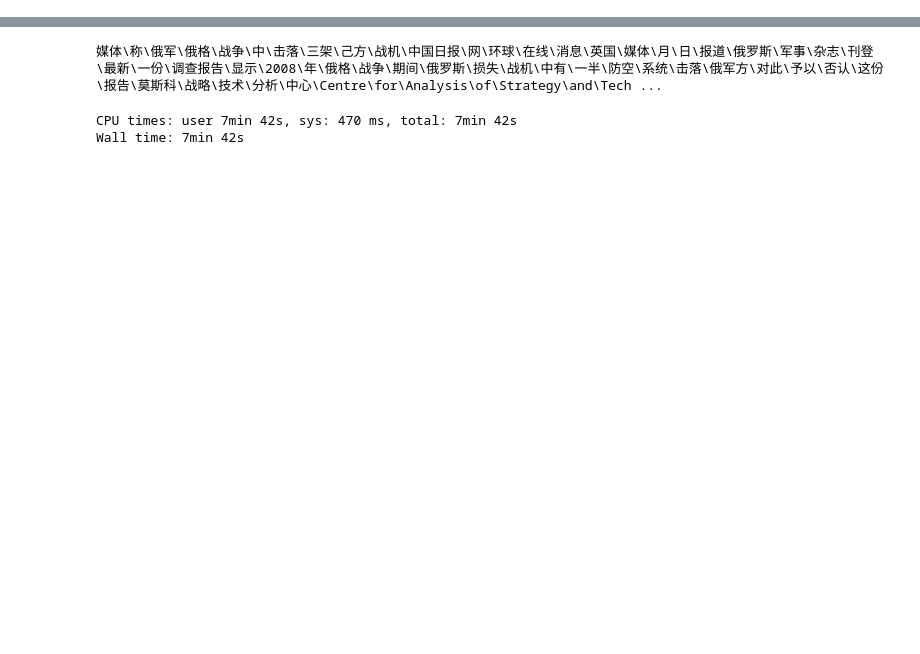
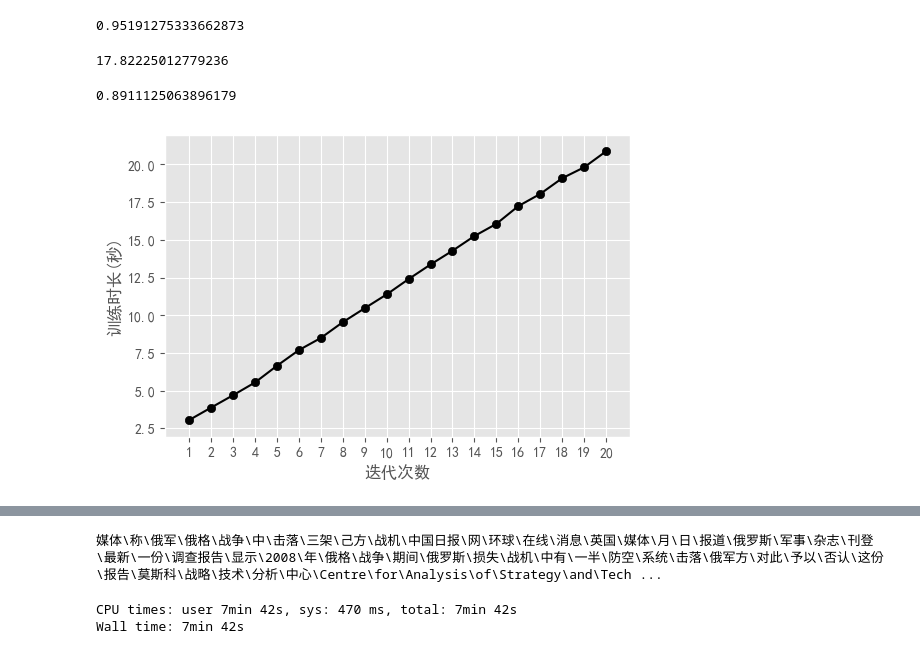
Before and after one commit to DreamerDiWu/paper, a Jupyter notebook: test_notebook.ipynb, the cells around one changed output, grey strips where cells are left out. Drawn from its saved outputs; the diff is of its cells as text; code cells hidden in the pictures; blank space fills up the shorter version.

```diff
--- a/test_notebook.ipynb
+++ b/test_notebook.ipynb
@@ -2,0 +248,15 @@ import jieba
+# %%
+s = '''__label__家居	precision = 0.896	recall = 0.909	fscore = 0.902
+__label__时尚	precision = 0.934	recall = 0.922	fscore = 0.928
+__label__彩票	precision = 0.986	recall = 0.962	fscore = 0.974
+__label__时政	precision = 0.904	recall = 0.918	fscore = 0.911
+__label__星座	precision = 0.911	recall = 0.969	fscore = 0.939
+__label__股票	precision = 0.936	recall = 0.914	fscore = 0.925
+__label__游戏	precision = 0.988	recall = 0.952	fscore = 0.969
+__label__房产	precision = 0.953	recall = 0.898	fscore = 0.925
+__label__体育	precision = 0.979	recall = 0.983	fscore = 0.981
+__label__社会	precision = 0.844	recall = 0.897	fscore = 0.870
+__label__财经	precision = 0.899	recall = 0.926	fscore = 0.912
+__label__娱乐	precision = 0.934	recall = 0.950	fscore = 0.942
+__label__科技	precision = 0.932	recall = 0.927	fscore = 0.929
+__label__total:	Average Precision = 0.930	Average Recall = 0.933	Average Fscore = 0.931'''
@@ -2,0 +340,24 @@ import jieba
+# %%
+np.max(d[:,0])
+# %% [output]
+0.95191275333662873
+# %%
+times[-1] - times[0]
+# %% [output]
+17.82225012779236
+# %%
+17.82225012779236/20
+# %% [output]
+0.8911125063896179
+# %%
+plt.figure(dpi=100)
+epochs = np.arange(1,21)
+plt.plot(epochs, times, c='black')
+plt.scatter(epochs, times,c='black')
+plt.xlabel("迭代次数")
+plt.ylabel("训练时长(秒)")
+plt.xticks(np.arange(1,21))
+#plt.yticks(np.arange(2,7,0.5))
+plt.show()
+# %% [output]
+[figure, added]
```
Also changed, not shown: parts of 155 cells of this notebook, 2 other files.
